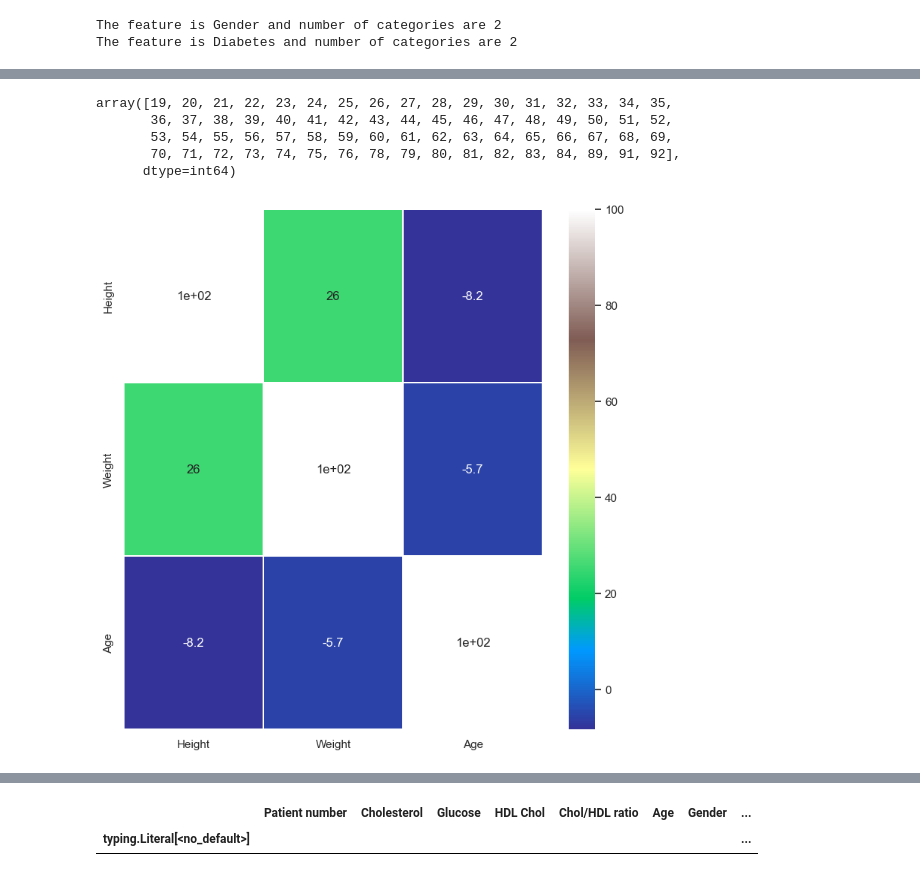
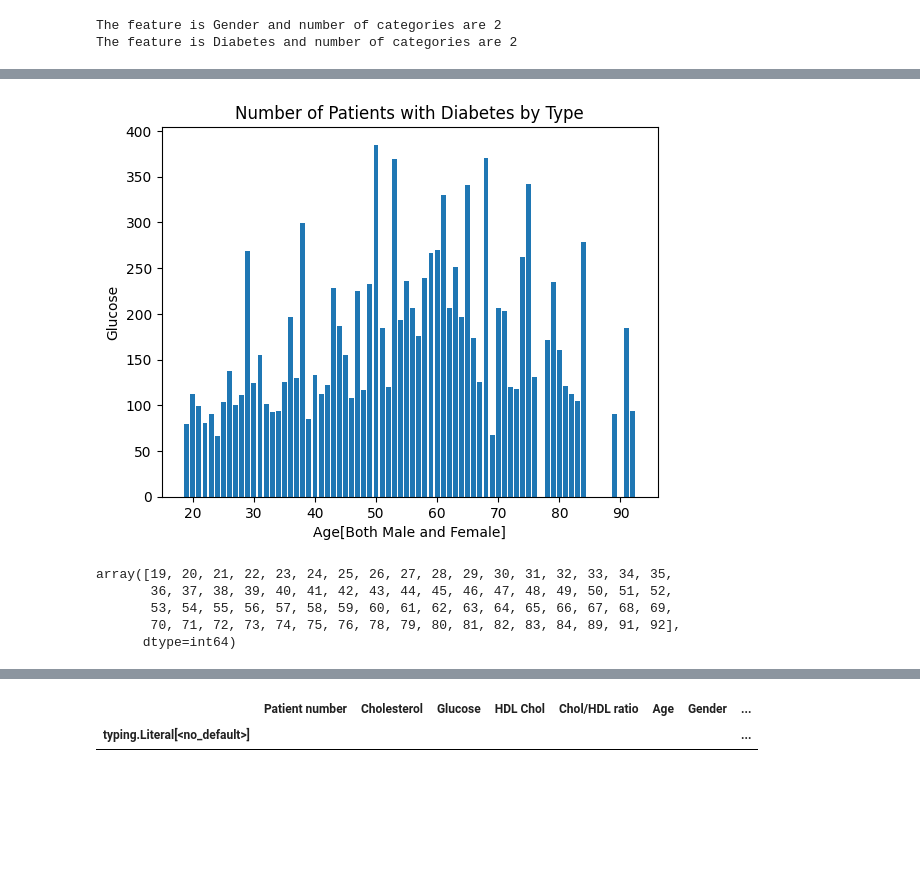
Before and after one commit to mfaisal-kodevglobal/EDA, a Jupyter notebook: eda_project.ipynb, the cells around one changed output, grey strips where cells are left out. Drawn from its saved outputs; the diff is of its cells as text; code cells hidden in the pictures; blank space fills up the shorter version.

```diff
--- a/eda_project.ipynb
+++ b/eda_project.ipynb
@@ -376,3 +398,18 @@ df1['Glucose'].plot()
+# %%
+# Data show the Glucose Level
+
+# Create a bar plot
+plt.bar(df1['Age'], df1['Glucose'])
+
+# Add labels and title
+plt.xlabel('Age[Both Male and Female]')
+plt.ylabel('Glucose')
+plt.title('Number of Patients with Diabetes by Type')
+
+# Show the plot
+plt.show()
+# %% [output]
+[figure, added]
 # %%
 # sns.barplot(df1["Age"],'y')
 df1['Age'].unique()
@@ -390,8 +421,0 @@ import matplotlib.pyplot as plt
-# %%
-numeric_columns = ['Height', 'Weight', 'Age']
-sns.heatmap(df1[numeric_columns].corr()*100, annot=True, cmap='terrain', linewidths=0.1)
-fig = plt.gcf()
-# fig = set_size_inches(8,6)
-plt.show()
-# %% [output]
-[figure, removed]
```
Also changed, not shown: parts of 11 cells of this notebook.
